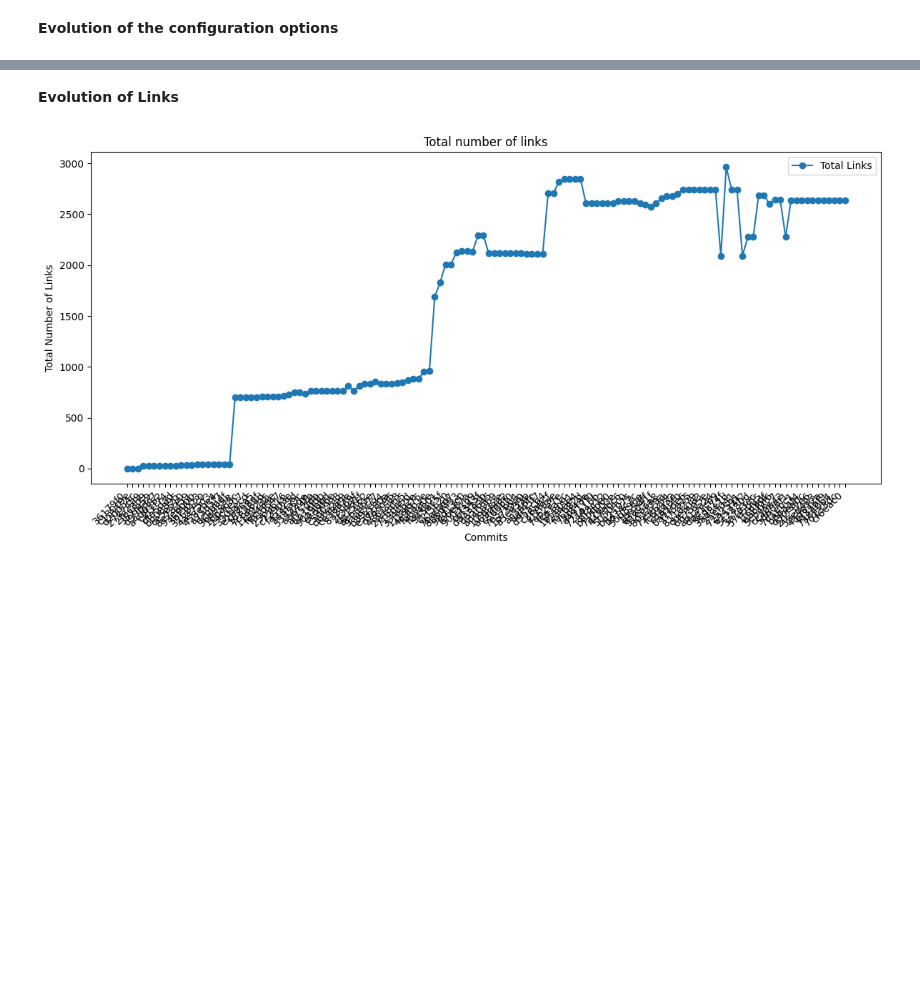
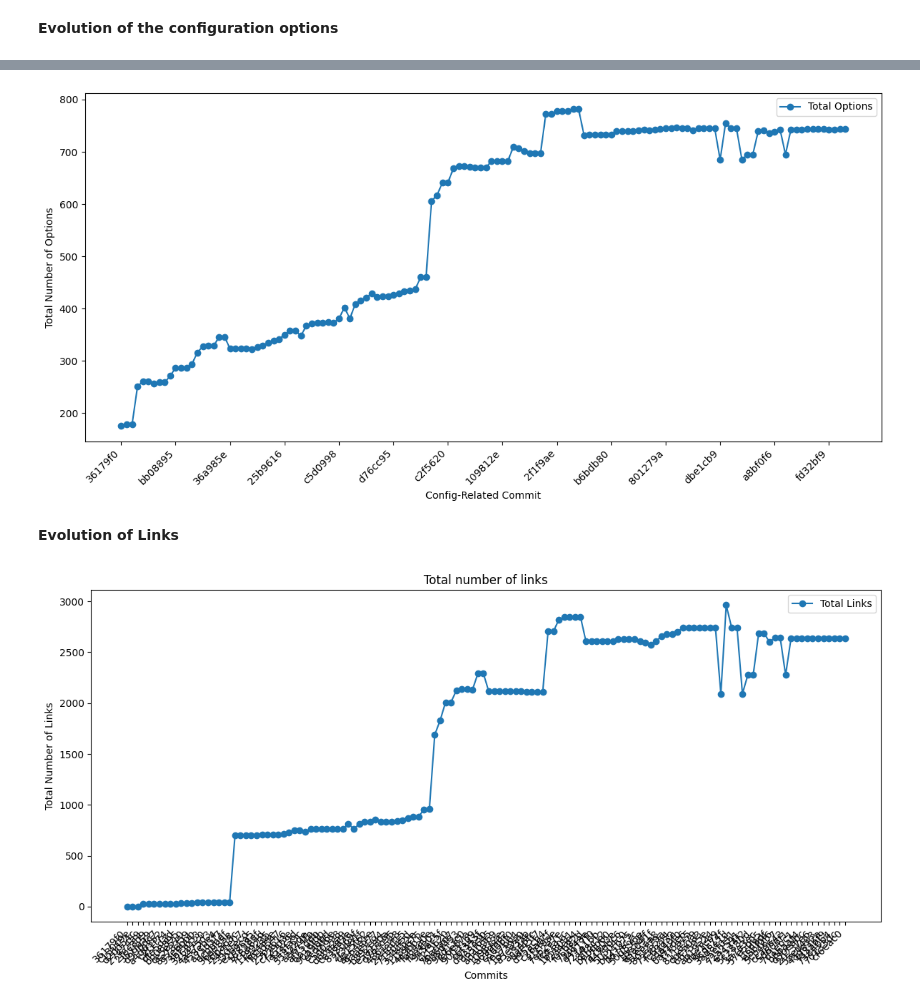
Before and after one commit to simisimon/config-space, a Jupyter notebook: src/compute_config_statistics.ipynb, the cells around one changed output, grey strips where cells are left out. Cells and saved outputs as stored; diff of their text form; code cells hidden in the pictures; blank space fills up the shorter version.

```diff
--- a/src/compute_config_statistics.ipynb
+++ b/src/compute_config_statistics.ipynb
@@ -139,3 +204,65 @@ plot_num_options_evolution(data=data)
+# %%
+import matplotlib.pyplot as plt
+from typing import List
+
+def plot_num_options_evolution_new(data: List):
+    # Extract data for plotting
+    files = set()
+    file_data = {}
+
+    config_commit_data = [commit for commit in data["config_commit_data"] if commit["is_config_related"]]
+
+    for commit in config_commit_data:
+        commit_hash = commit["commit_hash"]
+        for config_file in commit["network_data"]["config_files_data"]:
+            file_path = config_file["file_path"]
+            options = config_file["options"]
+            files.add(file_path)
+            if file_path not in file_data:
+                file_data[file_path] = []
+            file_data[file_path].append((commit_hash, options))
+
+    # Prepare data for plotting
+    x_ticks = [commit["commit_hash"] for commit in config_commit_data]
+
+    shortened_x_ticks = [commit[:7] for commit in x_ticks]
+
+    # Adjust the plotting logic to start the line at the introduction commit
+    file_lines = {file: [None] * len(x_ticks) for file in files}
+
+    for file, changes in file_data.items():
+        for commit_hash, options in changes:
+            index = x_ticks.index(commit_hash)
+            file_lines[file][index] = options
+
+    # Calculate the total number of options across all configuration files per commit
+    total_options_per_commit = [0] * len(x_ticks)
+
+    for file, options in file_lines.items():
+        for i, option_count in enumerate(options):
+            if option_count is not None:
+                total_options_per_commit[i] += option_count
+
+    # Plot the total number of options over time
+    plt.figure(figsize=(12, 6))
+    plt.plot(shortened_x_ticks, total_options_per_commit, marker="o", label="Total Options")
+
+    plt.xlabel("Config-Related Commit")
+    plt.ylabel("Total Number of Options")
+    #plt.title("Total Number of Configuration Options")
+
+    # Show only every nth commit hash on the x-axis
+    n = 10  # Change this value to show more or fewer labels
+    plt.xticks(ticks=range(0, len(shortened_x_ticks), n), labels=[shortened_x_ticks[i] for i in range(0, len(shortened_x_ticks), n)], rotation=45, ha="right")
+
+    plt.legend()
+    plt.tight_layout()
+    #plt.show()
+    plt.savefig(f"../data/figures/{data['project_name']}_total_options.png")
+
+plot_num_options_evolution_new(data=data)
+# %% [output]
+[figure, added]
 # %% [markdown]
 **Evolution of Links**
 # %%
```
Also changed, not shown: parts of 4 cells of this notebook, 14 other files.
